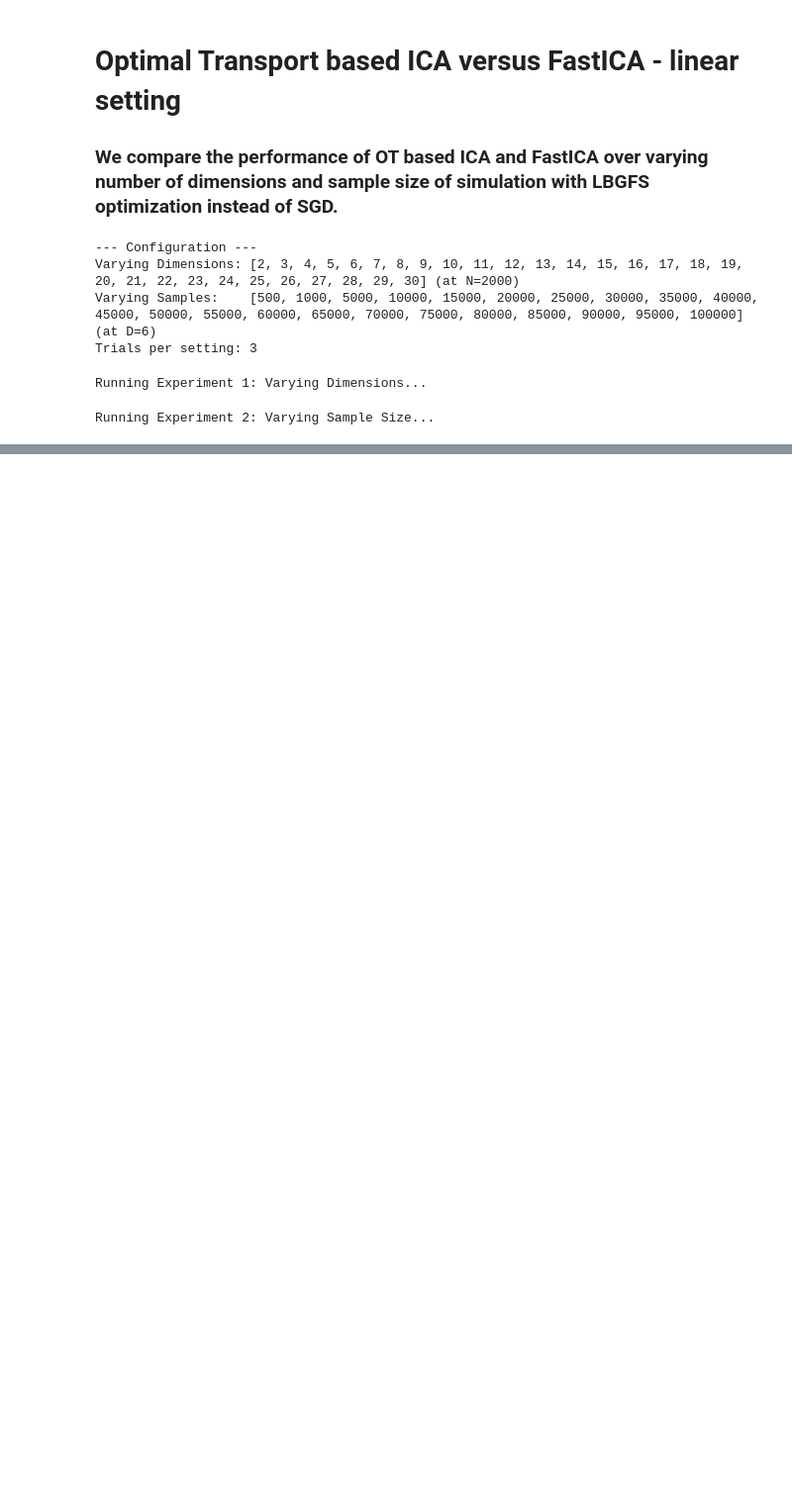
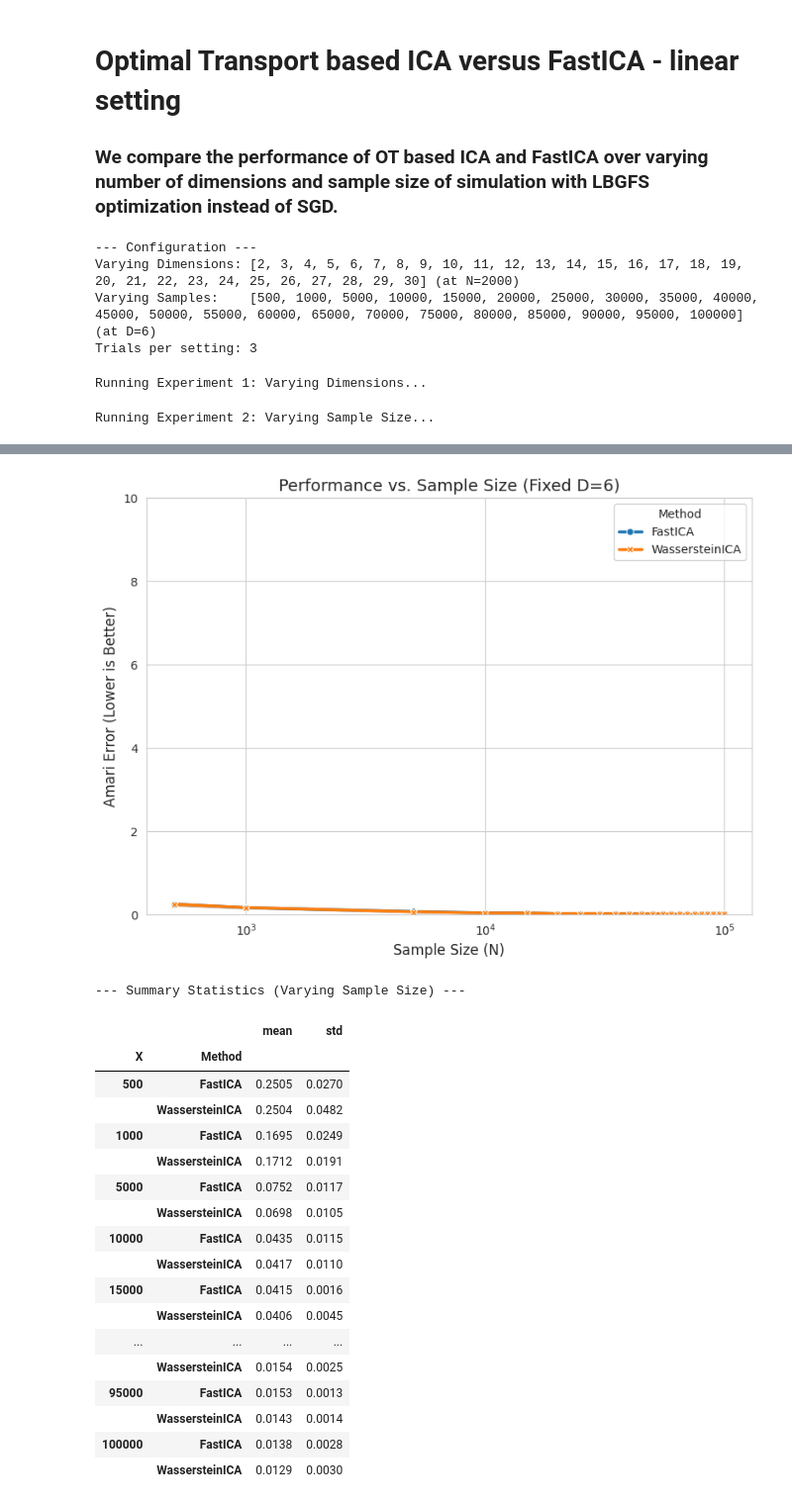
Before and after one commit to ashutoshjha3103/ot_in_linear_ica, a Jupyter notebook: exp/OT_vs_FastICA_lbgfs.ipynb, the cells around one changed output, grey strips where cells are left out. Shown at 99% size. Saved outputs shown, nothing was run; the diff lists cells and outputs as text; code cells hidden in the pictures; blank space fills up the shorter version.

```diff
--- a/exp/OT_vs_FastICA_lbgfs.ipynb
+++ b/exp/OT_vs_FastICA_lbgfs.ipynb
@@ -313,3 +315,56 @@ display(df_results.groupby(['Exp', 'X', 'Method'])['Amari'].agg(['mean', 'std'])
+# %%
+# ==========================================
+# 4B. Plotting Results: Varying Sample Size
+# ==========================================
+import seaborn as sns
+import matplotlib.pyplot as plt
+
+sns.set_style("whitegrid")
+plt.figure(figsize=(8, 6))
+
+# Filter Data for Sample Size Experiment
+data_n = df_results[df_results['Exp'] == 'Varying N']
+
+# Plot
+ax = sns.lineplot(
+    data=data_n, x='X', y='Amari', hue='Method', style='Method',
+    markers=True, dashes=False, linewidth=2.5, errorbar=('ci', 95)
+)
+
+# Styling
+plt.title(f"Performance vs. Sample Size (Fixed D={FIXED_DIM})", fontsize=14)
+plt.xlabel("Sample Size (N)", fontsize=12)
+plt.xscale("log")  # Log scale is crucial for N
+plt.ylabel("Amari Error (Lower is Better)", fontsize=12)
+plt.ylim(0, 10.0)
+
+plt.tight_layout()
+plt.show()
+
+# Display Statistics Table for Sample Size
+print("\n--- Summary Statistics (Varying Sample Size) ---")
+display(data_n.groupby(['X', 'Method'])['Amari'].agg(['mean', 'std']).round(4))
+# %% [output]
+[figure, added]
+--- Summary Statistics (Varying Sample Size) ---
+|  |  | mean | std |
+| X | Method |  |  |
+| 500 | FastICA | 0.2505 | 0.0270 |
+|  | WassersteinICA | 0.2504 | 0.0482 |
+| 1000 | FastICA | 0.1695 | 0.0249 |
+|  | WassersteinICA | 0.1712 | 0.0191 |
+| 5000 | FastICA | 0.0752 | 0.0117 |
+|  | WassersteinICA | 0.0698 | 0.0105 |
+| 10000 | FastICA | 0.0435 | 0.0115 |
+|  | WassersteinICA | 0.0417 | 0.0110 |
+| 15000 | FastICA | 0.0415 | 0.0016 |
+|  | WassersteinICA | 0.0406 | 0.0045 |
+| ... | ... | ... | ... |
+|  | WassersteinICA | 0.0154 | 0.0025 |
+| 95000 | FastICA | 0.0153 | 0.0013 |
+|  | WassersteinICA | 0.0143 | 0.0014 |
+| 100000 | FastICA | 0.0138 | 0.0028 |
+|  | WassersteinICA | 0.0129 | 0.0030 |
 # %%
 # ==========================================
 # 5. Qualitative Analysis (L-BFGS Enabled)
```
Also changed, not shown: parts of 5 cells of this notebook, 7 other files.
